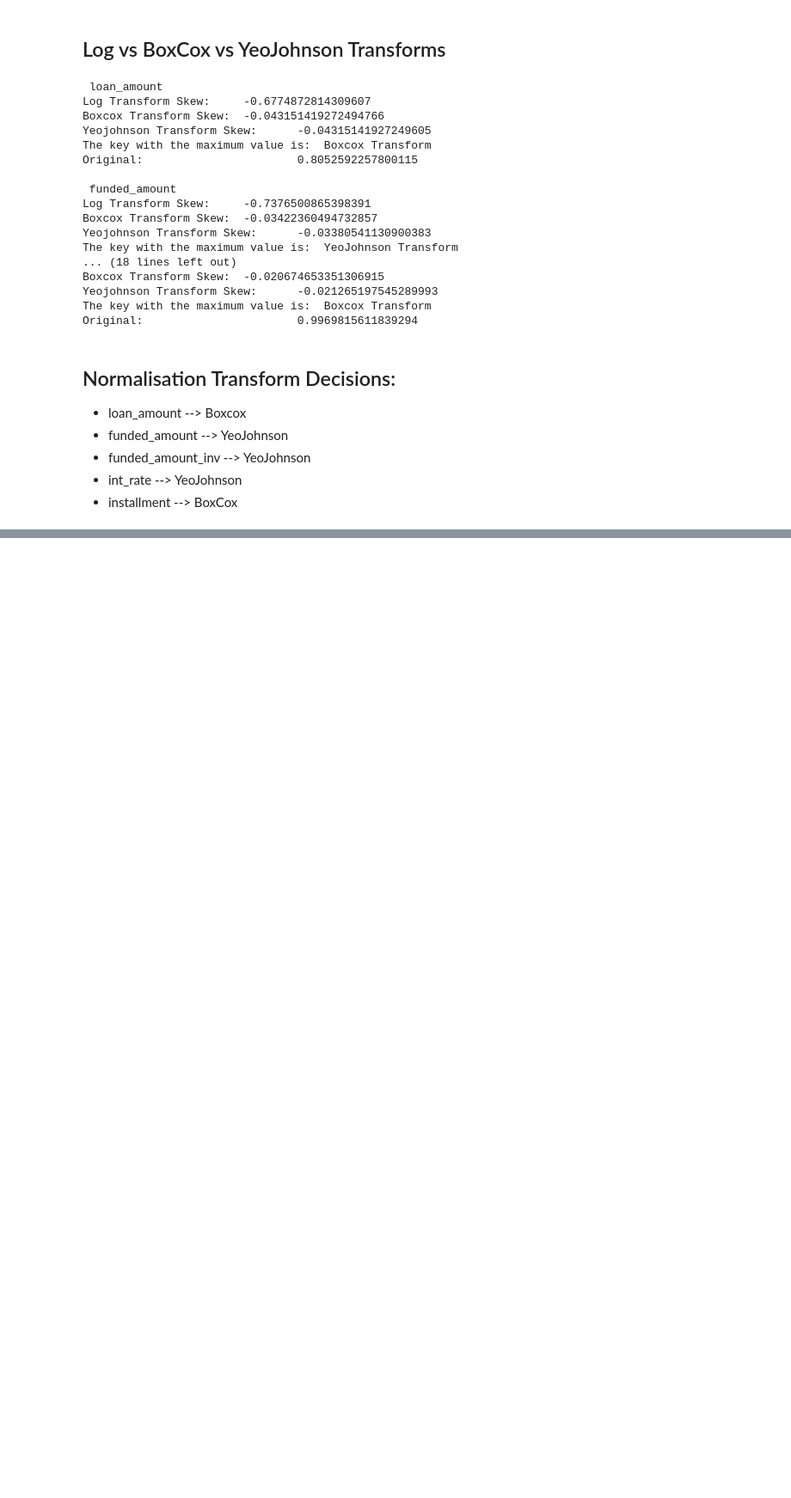
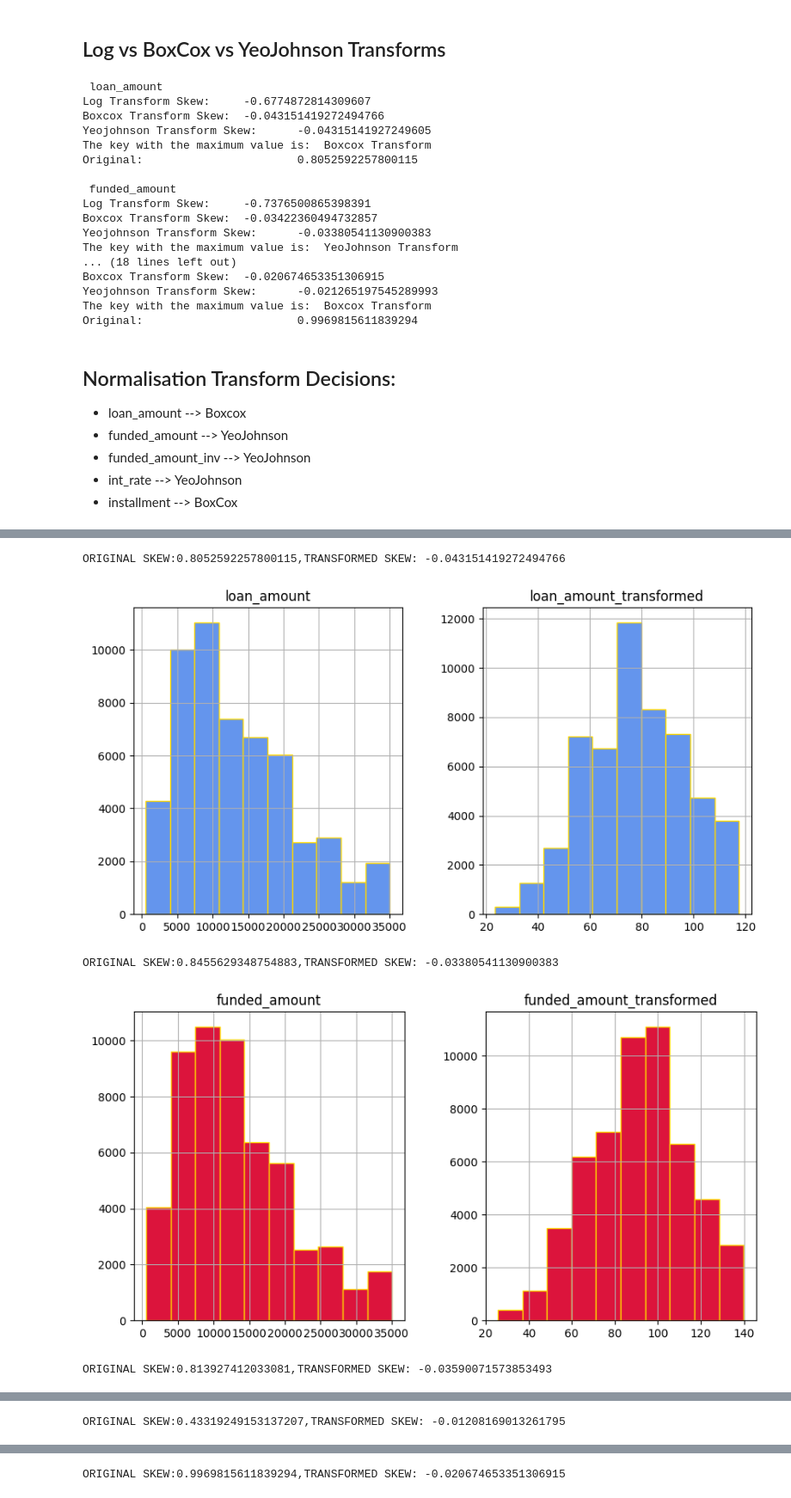
Before and after one commit to vpagador/EDA-Customer-Loans-in-Finance, a Jupyter notebook: plot_skew.ipynb, the cells around one changed output, grey strips where cells are left out. Shown at 86% size. Drawn from its saved outputs; the diff is of its cells as text; code cells hidden in the pictures; blank space fills up the shorter version.

Commit message:
Updates Skew notebook

```diff
--- a/plot_skew.ipynb
+++ b/plot_skew.ipynb
@@ -524,0 +537,29 @@ Original:                       0.9969815611839294
+# %%
+# FOR EASIER VISUAL COMPARISON:
+loan_amount_compare = pd.DataFrame({'loan_amount':df['loan_amount'],
+                                    'loan_amount_transformed':loan_amount_transformed})
+funded_amount_compare = pd.DataFrame({'funded_amount':df['funded_amount'],
+                                      'funded_amount_transformed':funded_amount_transformed})
+funded_amount_inv_compare = pd.DataFrame({'funded_amount_inv':df['funded_amount_inv'],
+                                          'funded_amount_inv_transformed':funded_amount_inv_transformed})
+int_rate_compare = pd.DataFrame({'int_rate':df['int_rate'],
+                                 'int_rate_transformed':int_rate_transformed})
+instalment_compared = pd.DataFrame({'instalment':df['instalment'],
+                                    'instalment_transformed':instalment_transformed})
+
+comparison_dataframe = [loan_amount_compare,funded_amount_compare,
+                        funded_amount_inv_compare,int_rate_compare,instalment_compared]
+
+colors = ['CornflowerBlue','Crimson','DarkSeaGreen','DarkOrchid','IndianRed']
+
+for comparision,color in zip(comparison_dataframe,colors):
+    print(f"ORIGINAL SKEW:{comparision[comparision.keys()[0]].skew()},"
+          f"TRANSFORMED SKEW: {comparision[comparision.keys()[1]].skew()}" )
+    comparision.hist(figsize=(10,5), color = color, edgecolor = "gold")
+    plt.show()
+# %% [output]
+ORIGINAL SKEW:0.8052592257800115,TRANSFORMED SKEW: -0.043151419272494766
+[figure, added]
+ORIGINAL SKEW:0.8455629348754883,TRANSFORMED SKEW: -0.03380541130900383
+[figure, added]
+ORIGINAL SKEW:0.813927412033081,TRANSFORMED SKEW: -0.03590071573853493
@@ -524,0 +567 @@ Original:                       0.9969815611839294
+ORIGINAL SKEW:0.43319249153137207,TRANSFORMED SKEW: -0.01208169013261795
@@ -524,0 +569 @@ Original:                       0.9969815611839294
+ORIGINAL SKEW:0.9969815611839294,TRANSFORMED SKEW: -0.020674653351306915
```
Also changed, not shown: parts of 12 cells of this notebook, 4 other files.
